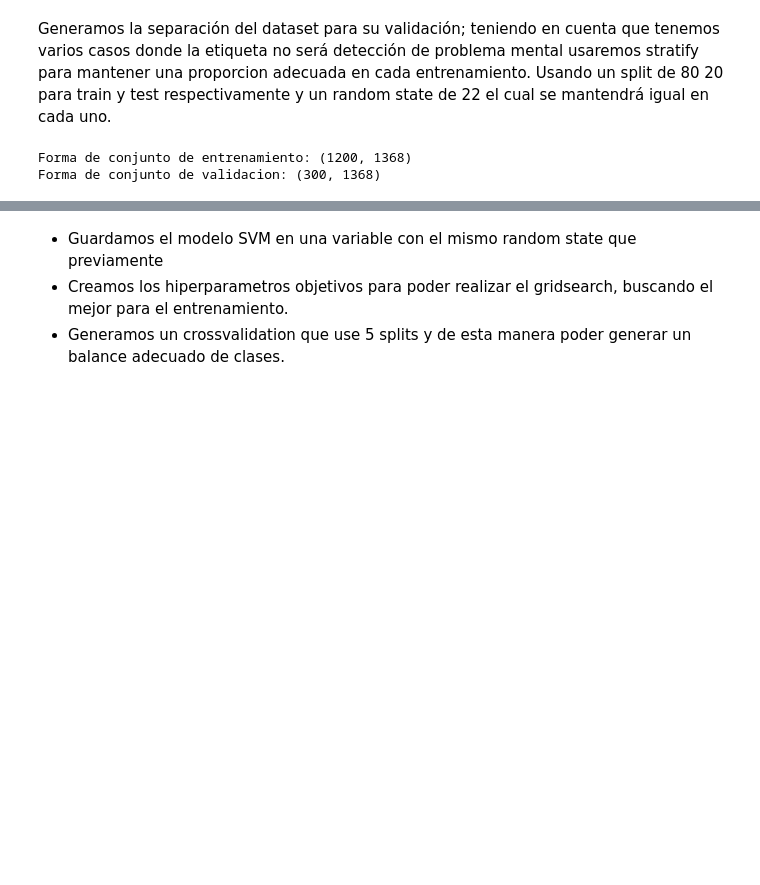
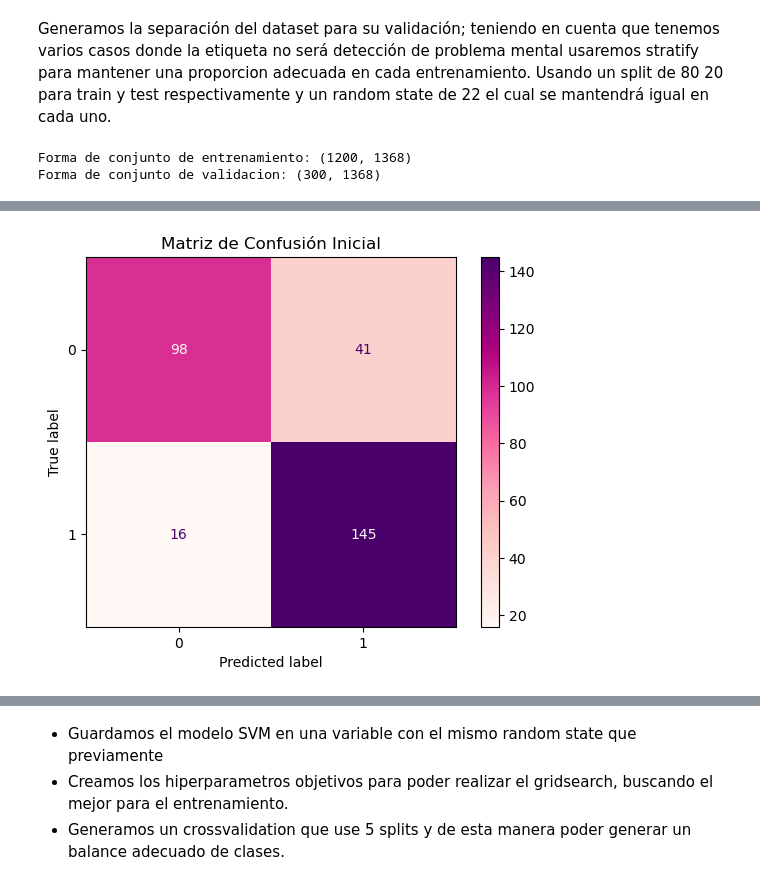
Before and after one commit to LordPobol/UltimoJamon-LosNintendoRepos, a Jupyter notebook: src/modulos/moduloEntrenamientoSVM.ipynb, the cells around one changed output, grey strips where cells are left out. Cells and saved outputs as stored; diff of their text form; code cells hidden in the pictures; blank space fills up the shorter version.

```diff
--- a/src/modulos/moduloEntrenamientoSVM.ipynb
+++ b/src/modulos/moduloEntrenamientoSVM.ipynb
@@ -62,0 +65,6 @@ Forma de conjunto de validacion: (300, 1368)
+# %%
+svm_inicial = SVC(random_state=22, probability=True)
+scores = cross_val_score(svm_inicial, X_train, y_train, cv=5, scoring='roc_auc')
+
+print("Resultados por fold:", scores)
+print("Precisión promedio:", scores.mean())
@@ -62,0 +74,2 @@ Forma de conjunto de validacion: (300, 1368)
+# %%
+svm_inicial.fit(X_train, y_train)
@@ -62,0 +78,5 @@ Forma de conjunto de validacion: (300, 1368)
+# %%
+y_pred_inicial, y_proba_inicial, reporte_inicial = reporte_clasificacion(X_val, y_val, svm_inicial)
+
+print("Classification Report:")
+print(reporte_inicial)
@@ -62,0 +93,7 @@ Forma de conjunto de validacion: (300, 1368)
+# %%
+cm_inicial, disp_inicial = crear_matriz_confusion(y_val, y_pred_inicial)
+disp_inicial.plot(cmap='RdPu')
+plt.title("Matriz de Confusión Inicial")
+plt.show()
+# %% [output]
+[figure, added]
```
Also changed, not shown: parts of 8 cells of this notebook.
